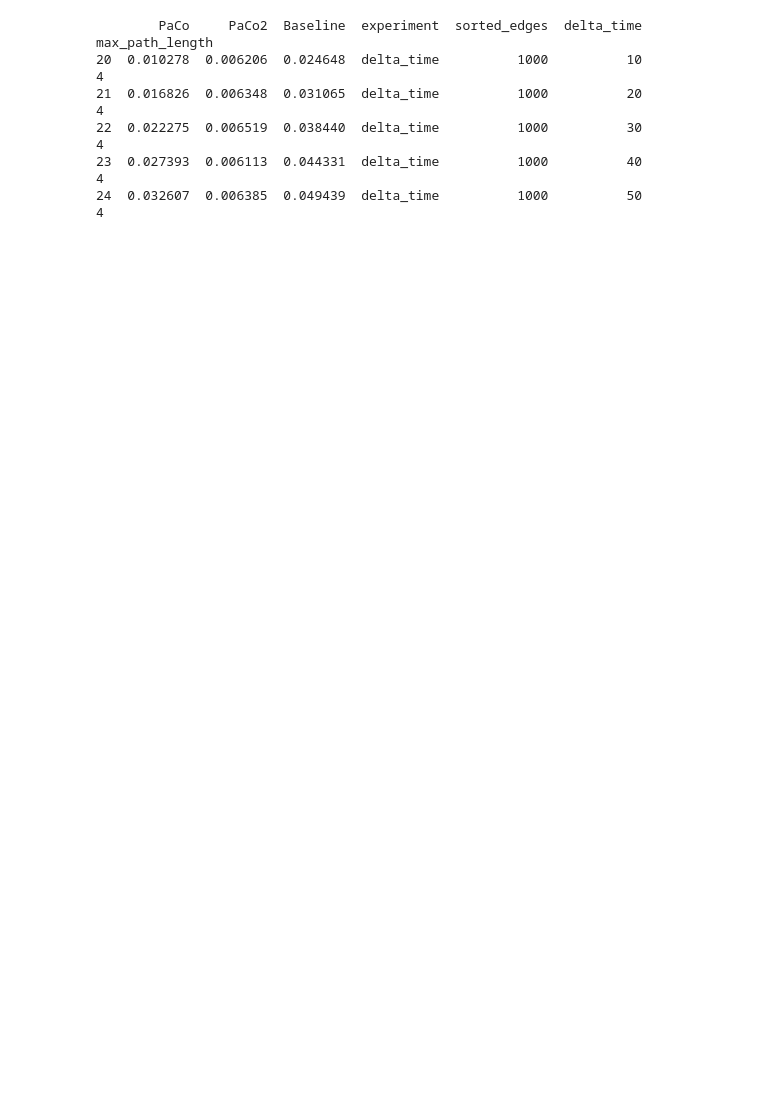
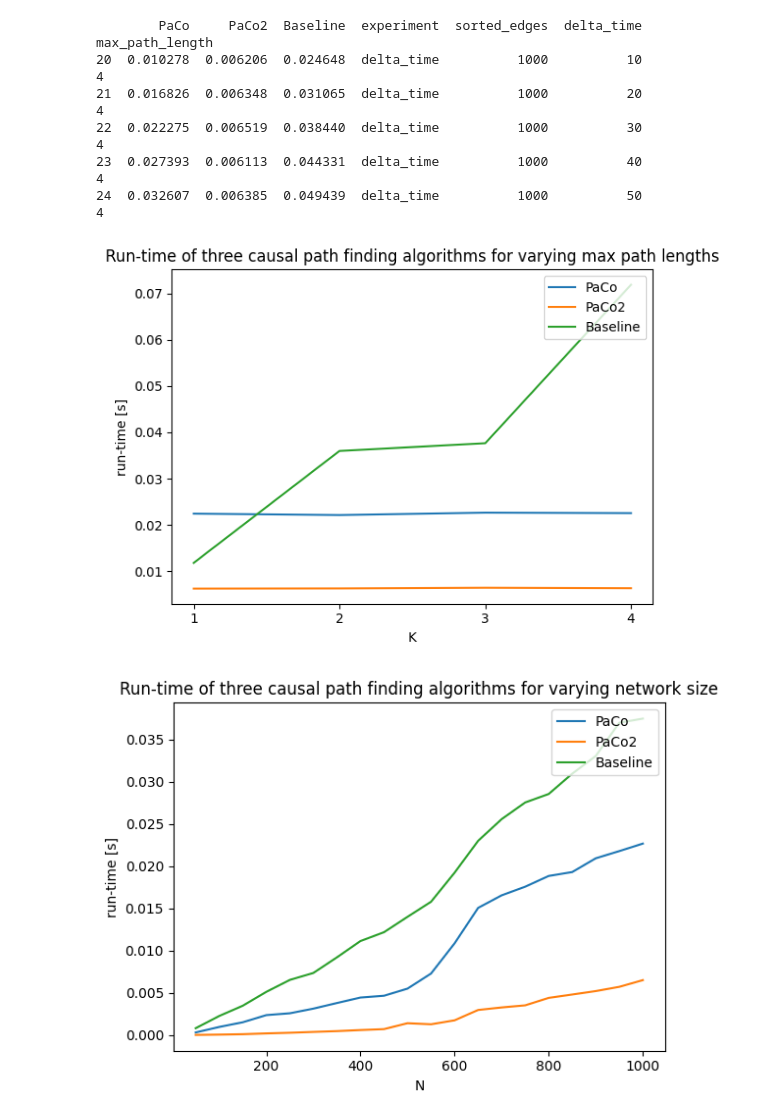
Before and after one commit to DutchJelly/social-networks-paco, a Jupyter notebook: experiments.ipynb, the cells around one changed output. Drawn from its saved outputs; the diff is of its cells as text; code cells hidden in the pictures; blank space fills up the shorter version.

Commit message:
ran basic experiments

```diff
--- a/experiments.ipynb
+++ b/experiments.ipynb
@@ -83,3 +83,60 @@ print(runtime_exp_results_df[runtime_exp_results_df["experiment"] == "delta_time
 22  0.022275  0.006519  0.038440  delta_time          1000          30                4
 23  0.027393  0.006113  0.044331  delta_time          1000          40                4
 24  0.032607  0.006385  0.049439  delta_time          1000          50                4
+# %%
+from matplotlib import pyplot as plt
+
+
+def plot_K(df):
+    n_df = df[df["experiment"] == "max_path_length"]
+    plt.figure(figsize=(2 ^ 4, (3 * (2 ^ 4)) / 4))
+    for algorithm, _ in algorithms:
+        plt.plot(n_df["max_path_length"], n_df[algorithm], label=algorithm)
+    plt.xlabel("K")
+    plt.xticks(n_df["max_path_length"])
+    plt.ylabel("run-time [s]")
+    plt.legend(loc="upper right")
+    plt.title(
+        "Run-time of three causal path finding algorithms for varying max path lengths"
+    )
+
+    plt.tight_layout()
+    plt.show()
+
+
+def plot_N(df):
+    n_df = df[df["experiment"] == "sorted_edges"]
+    plt.figure(figsize=(2 ^ 4, (3 * (2 ^ 4)) / 4))
+    for algorithm, _ in algorithms:
+        plt.plot(n_df["sorted_edges"], n_df[algorithm], label=algorithm)
+    plt.xlabel("N")
+    plt.ylabel("run-time [s]")
+    plt.legend(loc="upper right")
+    plt.title(
+        "Run-time of three causal path finding algorithms for varying network size"
+    )
+
+    plt.tight_layout()
+    plt.show()
+
+
+def plot_dt(df):
+    n_df = df[df["experiment"] == "delta_time"]
+    plt.figure(figsize=(2 ^ 4, (3 * (2 ^ 4)) / 4))
+    for algorithm, _ in algorithms:
+        plt.plot(n_df["delta_time"], n_df[algorithm], label=algorithm)
+    plt.xlabel("delta_time [min]")
+    plt.ylabel("run-time [s]")
+    plt.legend(loc="upper right")
+    plt.title("Run-time of three causal path finding algorithms for varying delta time")
+
+    plt.tight_layout()
+    plt.show()
+
+
+plot_K(runtime_exp_results_df)
+plot_N(runtime_exp_results_df)
+plot_dt(runtime_exp_results_df)
+# %% [output]
+[figure, added]
+[figure, added]
```
